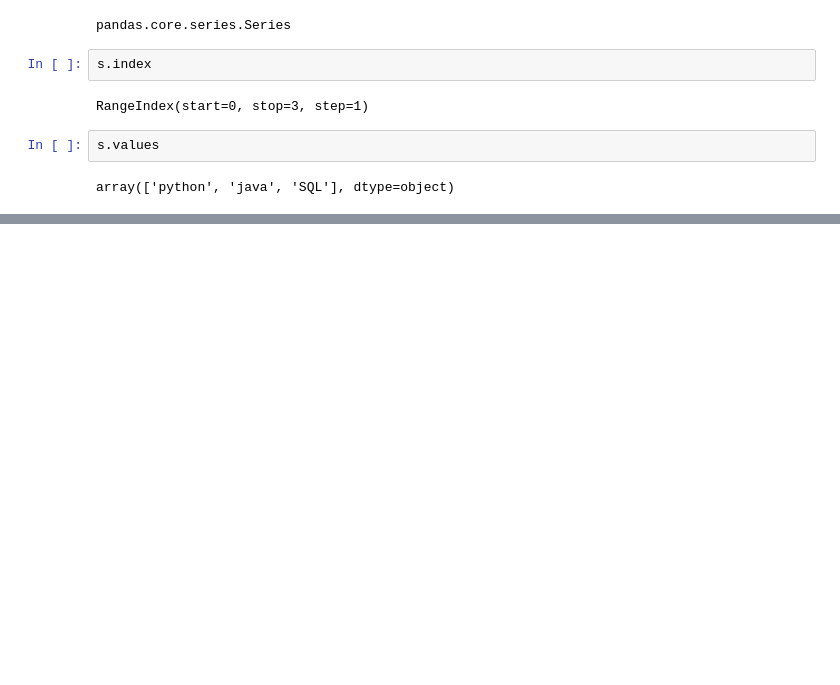
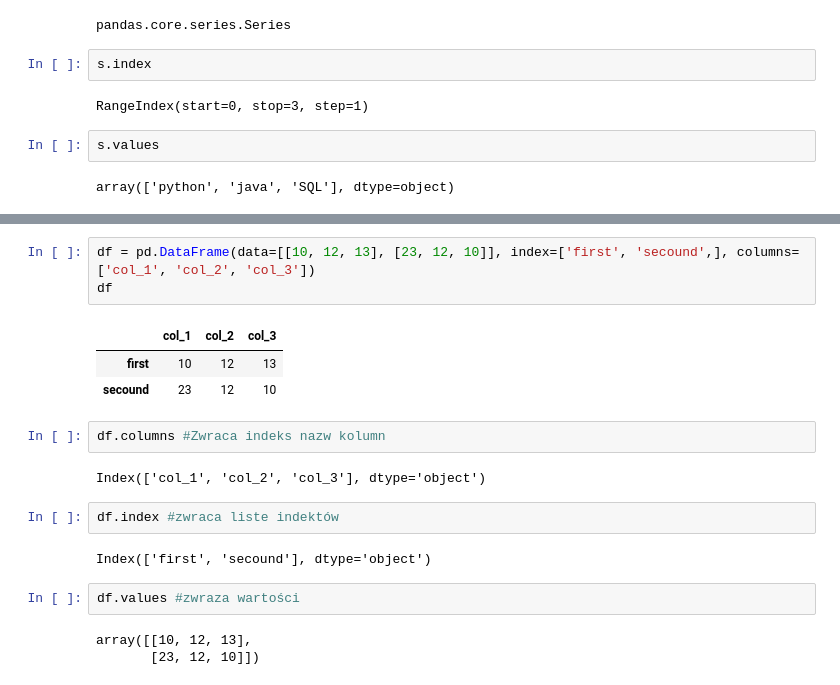
Before and after one commit to Rosch0/Data-Science, a Jupyter notebook: Pandas.ipynb, the cells around one changed output, grey strips where cells are left out. Cells and saved outputs as stored; diff of their text form; blank space fills up the shorter version.

```diff
--- a/Pandas.ipynb
+++ b/Pandas.ipynb
@@ -100,0 +225,20 @@ array(['python', 'java', 'SQL'], dtype=object)
+# %%
+df = pd.DataFrame(data=[[10, 12, 13], [23, 12, 10]], index=['first', 'secound',], columns=['col_1', 'col_2', 'col_3'])
+df
+# %% [output]
+|  | col_1 | col_2 | col_3 |
+| first | 10 | 12 | 13 |
+| secound | 23 | 12 | 10 |
+# %%
+df.columns #Zwraca indeks nazw kolumn
+# %% [output]
+Index(['col_1', 'col_2', 'col_3'], dtype='object')
+# %%
+df.index #zwraca liste indektów
+# %% [output]
+Index(['first', 'secound'], dtype='object')
+# %%
+df.values #zwraza wartości
+# %% [output]
+array([[10, 12, 13],
+       [23, 12, 10]])
```
Also changed, not shown: parts of 24 cells of this notebook.
